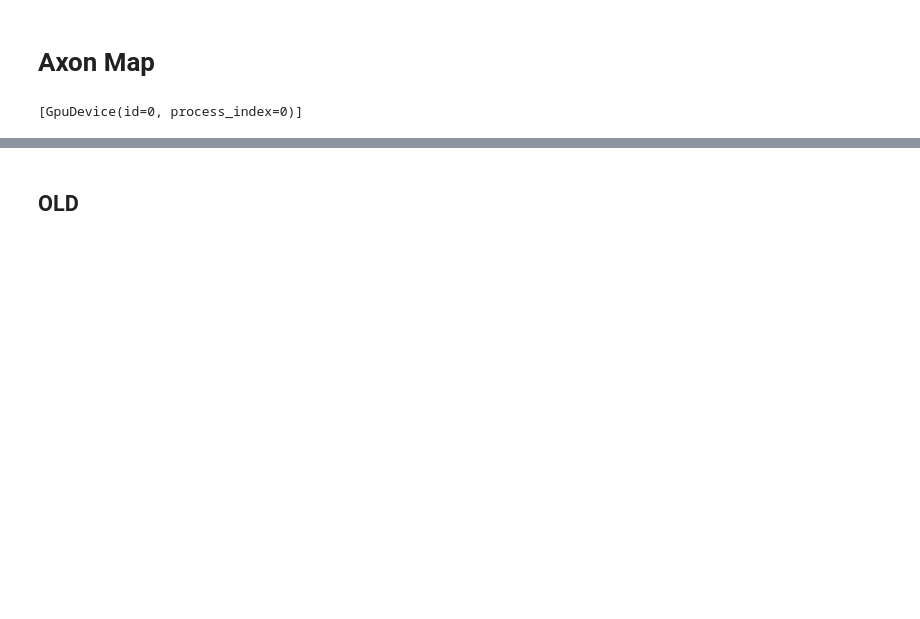
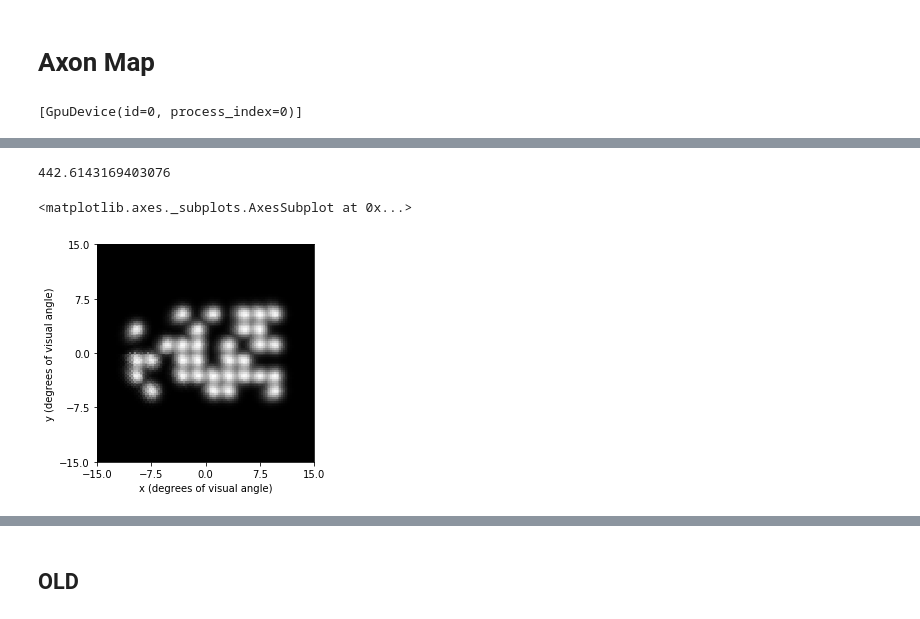
Before and after one commit to jgranley/pulse2percept, a Jupyter notebook: pulse2percept/models/jax.ipynb, the cells around one changed output, grey strips where cells are left out. Saved outputs shown, nothing was run; the diff lists cells and outputs as text; code cells hidden in the pictures; blank space fills up the shorter version.

```diff
--- a/pulse2percept/models/jax.ipynb
+++ b/pulse2percept/models/jax.ipynb
@@ -605,0 +619,12 @@ p1.plot()
+# %%
+
+# implant.stim = get_stim(33, implant)
+start = time.time()
+p = model.predict_percept(implant)
+end = time.time()
+print((end - start) * 1000)
+p.plot()
+# %% [output]
+442.6143169403076
+<matplotlib.axes._subplots.AxesSubplot at 0x...>
+[figure, added]
```
Also changed, not shown: parts of 10 cells of this notebook.
